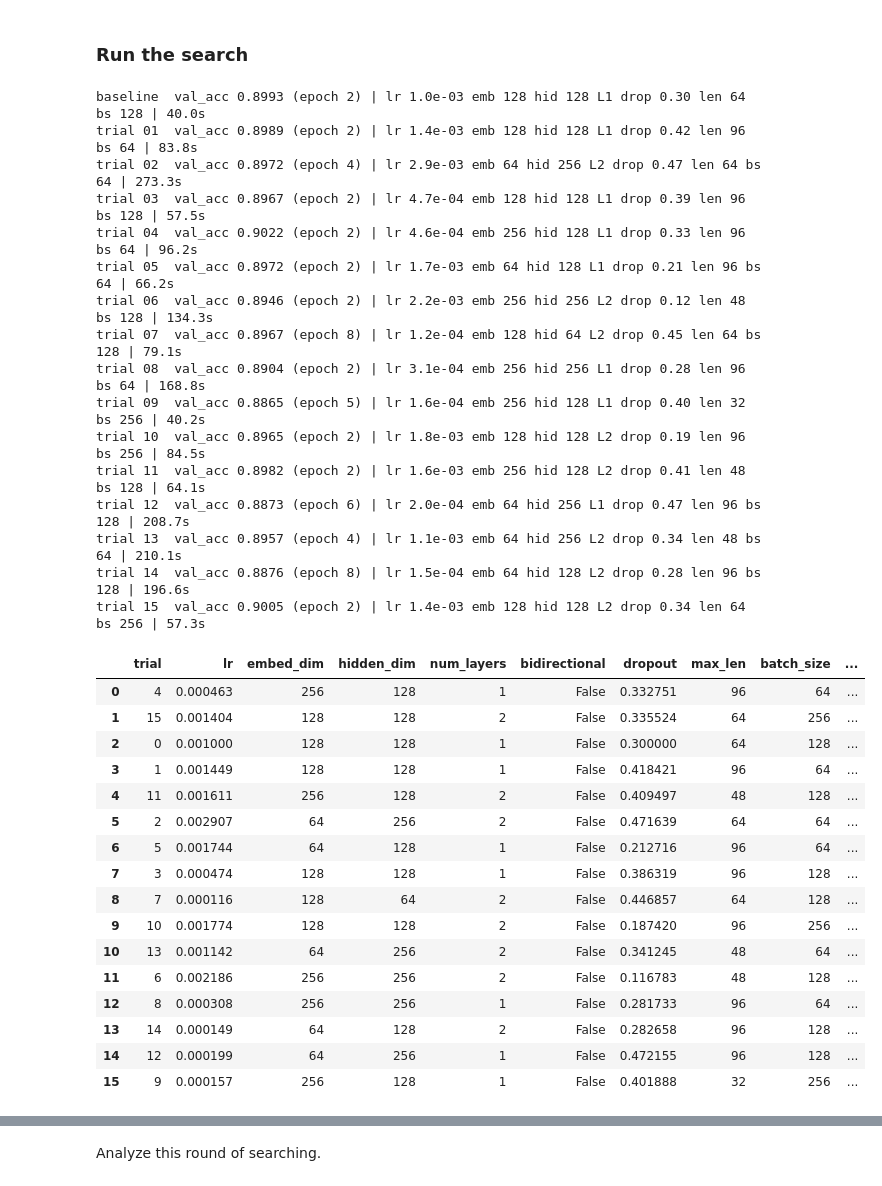
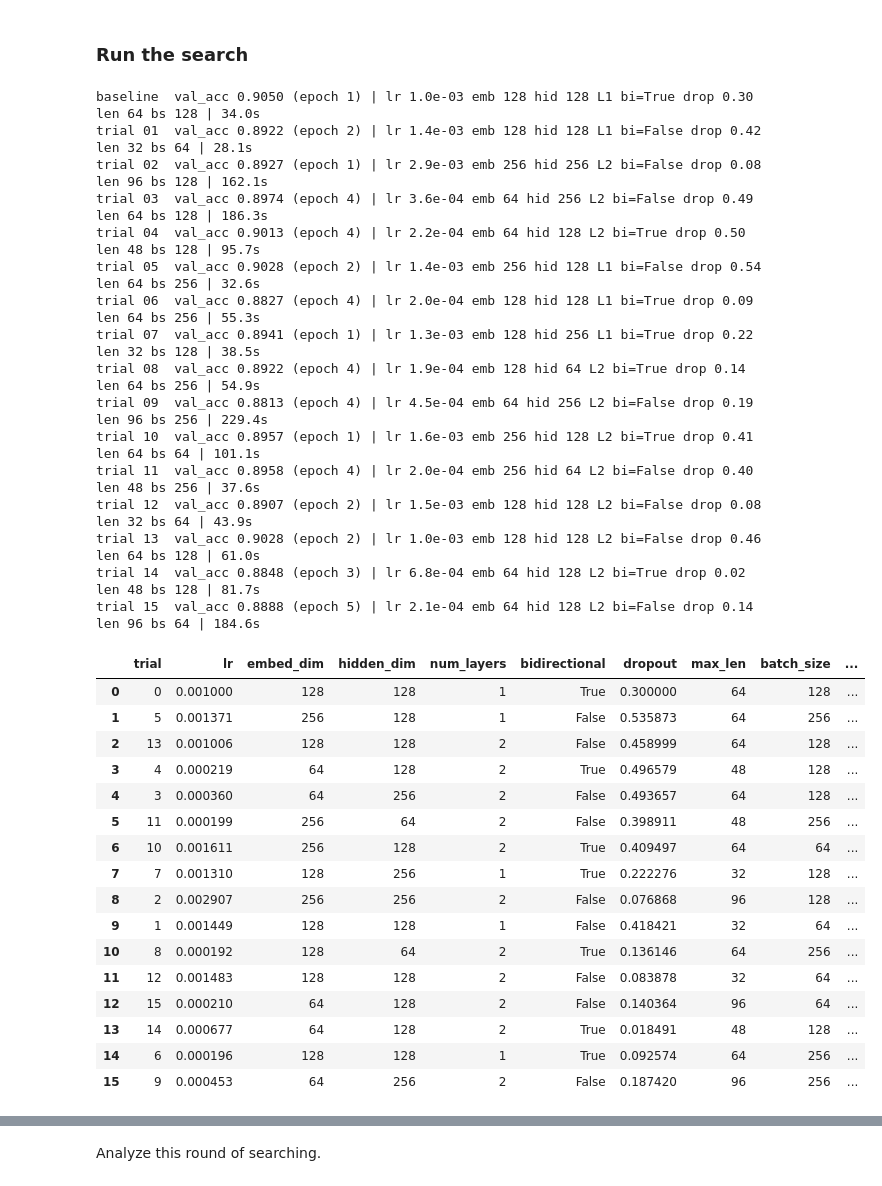
Before and after one commit to leek-yams/mie1624-NN, a Jupyter notebook: RNN_TensorflowKeras.ipynb, the cells around one changed output, grey strips where cells are left out. Saved outputs shown, nothing was run; the diff lists cells and outputs as text; code cells hidden in the pictures.

```diff
--- a/RNN_TensorflowKeras.ipynb
+++ b/RNN_TensorflowKeras.ipynb
@@ -62,9 +62,9 @@ CAP_LEN = 128            # texts are vectorized once at this length; trials slic
 CLIP = 1.0               # gradient clipping theshold
 
 # Search budget (for hyperparameter tuning)
-N_TRIALS = 15            # number of random configs (plus the baseline)
+N_TRIALS = 30            # number of random configs (plus the baseline)
 TUNE_EPOCHS = 8          # max epochs per trial
-TUNE_TRAIN_SIZE = 20_000 # train on a subset while searching (None = full training split)
+TUNE_TRAIN_SIZE = 30_000 # train on a subset while searching (None = full training split)
 
 # Confirmation and final training
 TOP_K = 3
@@ -74,7 +74,7 @@ FINAL_EPOCHS = 10
 # default configuration, used as trial 0
 BASELINE = dict(
     lr=1e-3, embed_dim=128, hidden_dim=128, num_layers=1,
-    bidirectional=False, dropout=0.3, max_len=64, batch_size=128,
+    bidirectional=True, dropout=0.3, max_len=64, batch_size=128,
 )
 CFG_KEYS = list(BASELINE)
 
@@ -243,7 +244,7 @@ def sample_config(rng):
         embed_dim=int(rng.choice([64, 128, 256])),
         hidden_dim=int(rng.choice([64, 128, 256])),
         num_layers=int(rng.choice([1, 2])),
-        bidirectional=bool(rng.choice([False])), # only consider unidirectional
+        bidirectional=bool(rng.choice([True, False])),
         dropout=float(rng.uniform(0.0, 0.6)),
         max_len=int(rng.choice([32, 48, 64, 96])),
         batch_size=int(rng.choice([64, 128, 256])),
@@ -260,53 +261,53 @@ print(len(configs), "configs to try")
 # %%
 results = []
 for i, cfg in enumerate(configs):
     tag = "baseline" if i == 0 else f"trial {i:02d}"
     res = run_trial(cfg)
     results.append({"trial": i, **clean(cfg), **res})
     print(
         f"{tag:9s} val_acc {res['best_val_acc']:.4f} (epoch {res['best_epoch']}) | "
         f"lr {cfg['lr']:.1e} emb {cfg['embed_dim']} hid {cfg['hidden_dim']} L{cfg['num_layers']} "
-        f"drop {cfg['dropout']:.2f} len {cfg['max_len']} bs {cfg['batch_size']} "
+        f"bi={cfg['bidirectional']} drop {cfg['dropout']:.2f} len {cfg['max_len']} bs {cfg['batch_size']} "
         f"| {res['seconds']}s"
     )
 
 df = pd.DataFrame(results).sort_values("best_val_acc", ascending=False).reset_index(drop=True)
 df.to_csv("tuning_results.csv", index=False)
 df
 # %% [output]
-baseline  val_acc 0.8993 (epoch 2) | lr 1.0e-03 emb 128 hid 128 L1 drop 0.30 len 64 bs 128 | 40.0s
-trial 01  val_acc 0.8989 (epoch 2) | lr 1.4e-03 emb 128 hid 128 L1 drop 0.42 len 96 bs 64 | 83.8s
-trial 02  val_acc 0.8972 (epoch 4) | lr 2.9e-03 emb 64 hid 256 L2 drop 0.47 len 64 bs 64 | 273.3s
-trial 03  val_acc 0.8967 (epoch 2) | lr 4.7e-04 emb 128 hid 128 L1 drop 0.39 len 96 bs 128 | 57.5s
-trial 04  val_acc 0.9022 (epoch 2) | lr 4.6e-04 emb 256 hid 128 L1 drop 0.33 len 96 bs 64 | 96.2s
-trial 05  val_acc 0.8972 (epoch 2) | lr 1.7e-03 emb 64 hid 128 L1 drop 0.21 len 96 bs 64 | 66.2s
-trial 06  val_acc 0.8946 (epoch 2) | lr 2.2e-03 emb 256 hid 256 L2 drop 0.12 len 48 bs 128 | 134.3s
-trial 07  val_acc 0.8967 (epoch 8) | lr 1.2e-04 emb 128 hid 64 L2 drop 0.45 len 64 bs 128 | 79.1s
-trial 08  val_acc 0.8904 (epoch 2) | lr 3.1e-04 emb 256 hid 256 L1 drop 0.28 len 96 bs 64 | 168.8s
-trial 09  val_acc 0.8865 (epoch 5) | lr 1.6e-04 emb 256 hid 128 L1 drop 0.40 len 32 bs 256 | 40.2s
-trial 10  val_acc 0.8965 (epoch 2) | lr 1.8e-03 emb 128 hid 128 L2 drop 0.19 len 96 bs 256 | 84.5s
-trial 11  val_acc 0.8982 (epoch 2) | lr 1.6e-03 emb 256 hid 128 L2 drop 0.41 len 48 bs 128 | 64.1s
-trial 12  val_acc 0.8873 (epoch 6) | lr 2.0e-04 emb 64 hid 256 L1 drop 0.47 len 96 bs 128 | 208.7s
-trial 13  val_acc 0.8957 (epoch 4) | lr 1.1e-03 emb 64 hid 256 L2 drop 0.34 len 48 bs 64 | 210.1s
-trial 14  val_acc 0.8876 (epoch 8) | lr 1.5e-04 emb 64 hid 128 L2 drop 0.28 len 96 bs 128 | 196.6s
-trial 15  val_acc 0.9005 (epoch 2) | lr 1.4e-03 emb 128 hid 128 L2 drop 0.34 len 64 bs 256 | 57.3s
+baseline  val_acc 0.9050 (epoch 1) | lr 1.0e-03 emb 128 hid 128 L1 bi=True drop 0.30 len 64 bs 128 | 34.0s
+trial 01  val_acc 0.8922 (epoch 2) | lr 1.4e-03 emb 128 hid 128 L1 bi=False drop 0.42 len 32 bs 64 | 28.1s
+trial 02  val_acc 0.8927 (epoch 1) | lr 2.9e-03 emb 256 hid 256 L2 bi=False drop 0.08 len 96 bs 128 | 162.1s
+trial 03  val_acc 0.8974 (epoch 4) | lr 3.6e-04 emb 64 hid 256 L2 bi=False drop 0.49 len 64 bs 128 | 186.3s
+trial 04  val_acc 0.9013 (epoch 4) | lr 2.2e-04 emb 64 hid 128 L2 bi=True drop 0.50 len 48 bs 128 | 95.7s
+trial 05  val_acc 0.9028 (epoch 2) | lr 1.4e-03 emb 256 hid 128 L1 bi=False drop 0.54 len 64 bs 256 | 32.6s
+trial 06  val_acc 0.8827 (epoch 4) | lr 2.0e-04 emb 128 hid 128 L1 bi=True drop 0.09 len 64 bs 256 | 55.3s
+trial 07  val_acc 0.8941 (epoch 1) | lr 1.3e-03 emb 128 hid 256 L1 bi=True drop 0.22 len 32 bs 128 | 38.5s
+trial 08  val_acc 0.8922 (epoch 4) | lr 1.9e-04 emb 128 hid 64 L2 bi=True drop 0.14 len 64 bs 256 | 54.9s
+trial 09  val_acc 0.8813 (epoch 4) | lr 4.5e-04 emb 64 hid 256 L2 bi=False drop 0.19 len 96 bs 256 | 229.4s
+trial 10  val_acc 0.8957 (epoch 1) | lr 1.6e-03 emb 256 hid 128 L2 bi=True drop 0.41 len 64 bs 64 | 101.1s
+trial 11  val_acc 0.8958 (epoch 4) | lr 2.0e-04 emb 256 hid 64 L2 bi=False drop 0.40 len 48 bs 256 | 37.6s
+trial 12  val_acc 0.8907 (epoch 2) | lr 1.5e-03 emb 128 hid 128 L2 bi=False drop 0.08 len 32 bs 64 | 43.9s
+trial 13  val_acc 0.9028 (epoch 2) | lr 1.0e-03 emb 128 hid 128 L2 bi=False drop 0.46 len 64 bs 128 | 61.0s
+trial 14  val_acc 0.8848 (epoch 3) | lr 6.8e-04 emb 64 hid 128 L2 bi=True drop 0.02 len 48 bs 128 | 81.7s
+trial 15  val_acc 0.8888 (epoch 5) | lr 2.1e-04 emb 64 hid 128 L2 bi=False drop 0.14 len 96 bs 64 | 184.6s
 |  | trial | lr | embed_dim | hidden_dim | num_layers | bidirectional | dropout | max_len | batch_size | ... |
-| 0 | 4 | 0.000463 | 256 | 128 | 1 | False | 0.332751 | 96 | 64 | ... |
-| 1 | 15 | 0.001404 | 128 | 128 | 2 | False | 0.335524 | 64 | 256 | ... |
-| 2 | 0 | 0.001000 | 128 | 128 | 1 | False | 0.300000 | 64 | 128 | ... |
-| 3 | 1 | 0.001449 | 128 | 128 | 1 | False | 0.418421 | 96 | 64 | ... |
-| 4 | 11 | 0.001611 | 256 | 128 | 2 | False | 0.409497 | 48 | 128 | ... |
-| 5 | 2 | 0.002907 | 64 | 256 | 2 | False | 0.471639 | 64 | 64 | ... |
-| 6 | 5 | 0.001744 | 64 | 128 | 1 | False | 0.212716 | 96 | 64 | ... |
-| 7 | 3 | 0.000474 | 128 | 128 | 1 | False | 0.386319 | 96 | 128 | ... |
-| 8 | 7 | 0.000116 | 128 | 64 | 2 | False | 0.446857 | 64 | 128 | ... |
-| 9 | 10 | 0.001774 | 128 | 128 | 2 | False | 0.187420 | 96 | 256 | ... |
-| 10 | 13 | 0.001142 | 64 | 256 | 2 | False | 0.341245 | 48 | 64 | ... |
-| 11 | 6 | 0.002186 | 256 | 256 | 2 | False | 0.116783 | 48 | 128 | ... |
-| 12 | 8 | 0.000308 | 256 | 256 | 1 | False | 0.281733 | 96 | 64 | ... |
-| 13 | 14 | 0.000149 | 64 | 128 | 2 | False | 0.282658 | 96 | 128 | ... |
-| 14 | 12 | 0.000199 | 64 | 256 | 1 | False | 0.472155 | 96 | 128 | ... |
-| 15 | 9 | 0.000157 | 256 | 128 | 1 | False | 0.401888 | 32 | 256 | ... |
+| 0 | 0 | 0.001000 | 128 | 128 | 1 | True | 0.300000 | 64 | 128 | ... |
+| 1 | 5 | 0.001371 | 256 | 128 | 1 | False | 0.535873 | 64 | 256 | ... |
+| 2 | 13 | 0.001006 | 128 | 128 | 2 | False | 0.458999 | 64 | 128 | ... |
+| 3 | 4 | 0.000219 | 64 | 128 | 2 | True | 0.496579 | 48 | 128 | ... |
+| 4 | 3 | 0.000360 | 64 | 256 | 2 | False | 0.493657 | 64 | 128 | ... |
+| 5 | 11 | 0.000199 | 256 | 64 | 2 | False | 0.398911 | 48 | 256 | ... |
+| 6 | 10 | 0.001611 | 256 | 128 | 2 | True | 0.409497 | 64 | 64 | ... |
+| 7 | 7 | 0.001310 | 128 | 256 | 1 | True | 0.222276 | 32 | 128 | ... |
+| 8 | 2 | 0.002907 | 256 | 256 | 2 | False | 0.076868 | 96 | 128 | ... |
+| 9 | 1 | 0.001449 | 128 | 128 | 1 | False | 0.418421 | 32 | 64 | ... |
+| 10 | 8 | 0.000192 | 128 | 64 | 2 | True | 0.136146 | 64 | 256 | ... |
+| 11 | 12 | 0.001483 | 128 | 128 | 2 | False | 0.083878 | 32 | 64 | ... |
+| 12 | 15 | 0.000210 | 64 | 128 | 2 | False | 0.140364 | 96 | 64 | ... |
+| 13 | 14 | 0.000677 | 64 | 128 | 2 | True | 0.018491 | 48 | 128 | ... |
+| 14 | 6 | 0.000196 | 128 | 128 | 1 | True | 0.092574 | 64 | 256 | ... |
+| 15 | 9 | 0.000453 | 64 | 256 | 2 | False | 0.187420 | 96 | 256 | ... |
 # %% [markdown]
 ### Analyze the results
 
```
Also changed, not shown: parts of 17 cells of this notebook.
